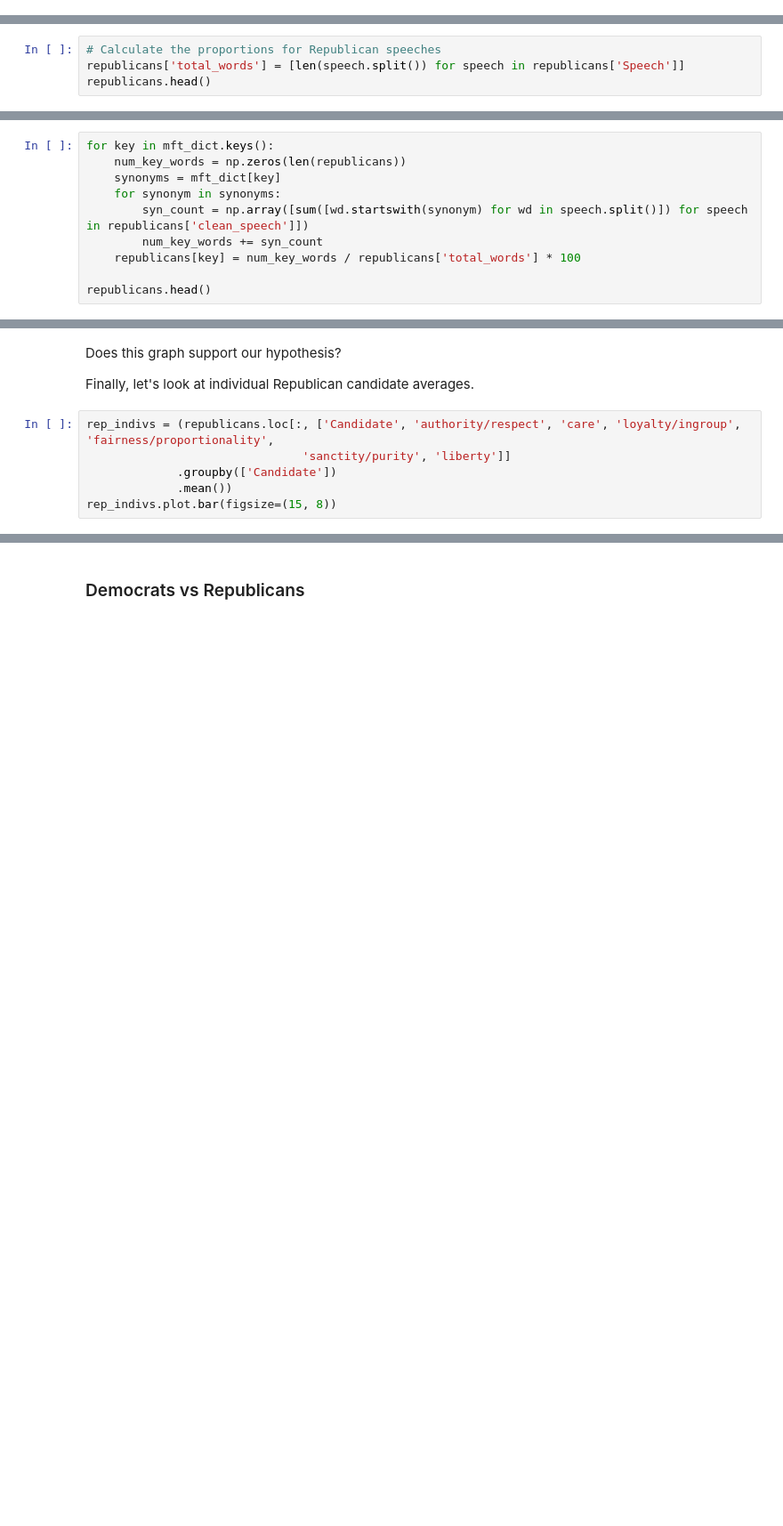
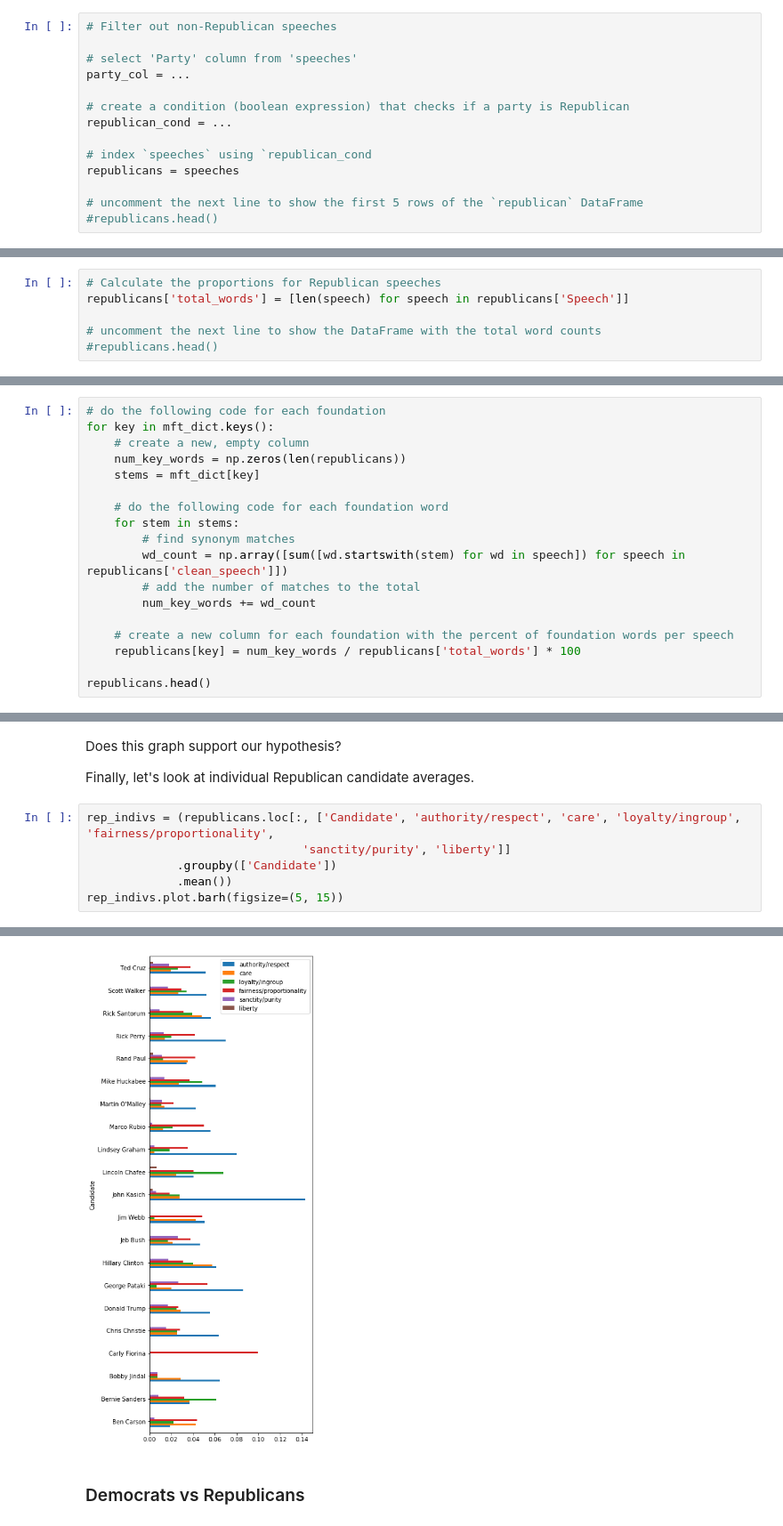
Before and after one commit to ds-modules/XRHETOR-R1A, a Jupyter notebook: 02-Moral-Foundations-Analysis/02-Moral-Foundations-Analysis.ipynb, the cells around one changed output, grey strips where cells are left out. Shown: that part at 89% size. Cells and saved outputs as stored; diff of their text form; blank space fills up the shorter version.

```diff
--- a/02-Moral-Foundations-Analysis/02-Moral-Foundations-Analysis.ipynb
+++ b/02-Moral-Foundations-Analysis/02-Moral-Foundations-Analysis.ipynb
@@ -217,18 +377,42 @@ republicans.head()
+# %%
+# Filter out non-Republican speeches
+
+# select 'Party' column from 'speeches'
+party_col = ...
+
+# create a condition (boolean expression) that checks if a party is Republican
+republican_cond = ...
+
+# index `speeches` using `republican_cond
+republicans = speeches
+
+# uncomment the next line to show the first 5 rows of the `republican` DataFrame
+#republicans.head()
 # %% [markdown]
 Next, we need to calculate our test statistic for Republicans. Fill in the ellipses in the cell below with the correct code to create a table with the statistics. Once again, look at how we made this table for Democrats, and think about how you need to change the code for Republicans.
 # %%
 # Calculate the proportions for Republican speeches
-republicans['total_words'] = [len(speech.split()) for speech in republicans['Speech']]
-republicans.head()
+republicans['total_words'] = [len(speech) for speech in republicans['Speech']]
+
+# uncomment the next line to show the DataFrame with the total word counts
+#republicans.head()
 # %% [markdown]
 Then, calculate foundation synonym percents:
 # %%
+# do the following code for each foundation
 for key in mft_dict.keys():
+    # create a new, empty column
     num_key_words = np.zeros(len(republicans))
-    synonyms = mft_dict[key]
-    for synonym in synonyms:
-        syn_count = np.array([sum([wd.startswith(synonym) for wd in speech.split()]) for speech in republicans['clean_speech']])
-        num_key_words += syn_count
+    stems = mft_dict[key]
+
+    # do the following code for each foundation word
+    for stem in stems:
+        # find synonym matches
+        wd_count = np.array([sum([wd.startswith(stem) for wd in speech]) for speech in republicans['clean_speech']])
+        # add the number of matches to the total
+        num_key_words += wd_count
+
+    # create a new column for each foundation with the percent of foundation words per speech
     republicans[key] = num_key_words / republicans['total_words'] * 100
 
 republicans.head()
@@ -247,4 +454,5 @@ rep_indivs = (republicans.loc[:, ['Candidate', 'authority/respect', 'care', 'loy
                                'sanctity/purity', 'liberty']]
              .groupby(['Candidate'])
              .mean())
-rep_indivs.plot.bar(figsize=(15, 8))
+rep_indivs.plot.barh(figsize=(5, 15))
+# %% [output]
@@ -251,2 +460,3 @@ rep_indivs.plot.bar(figsize=(15, 8))
+[figure, added]
 # %% [markdown]
 ### Democrats vs Republicans <a id='subsection 6'></a>
```
Also changed, not shown: parts of 54 cells of this notebook.
